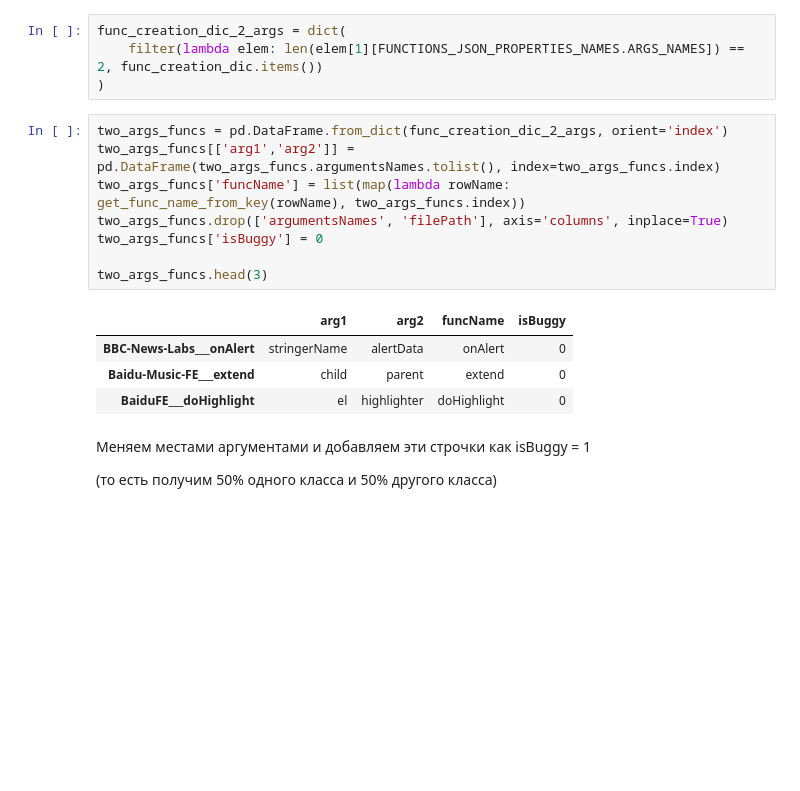
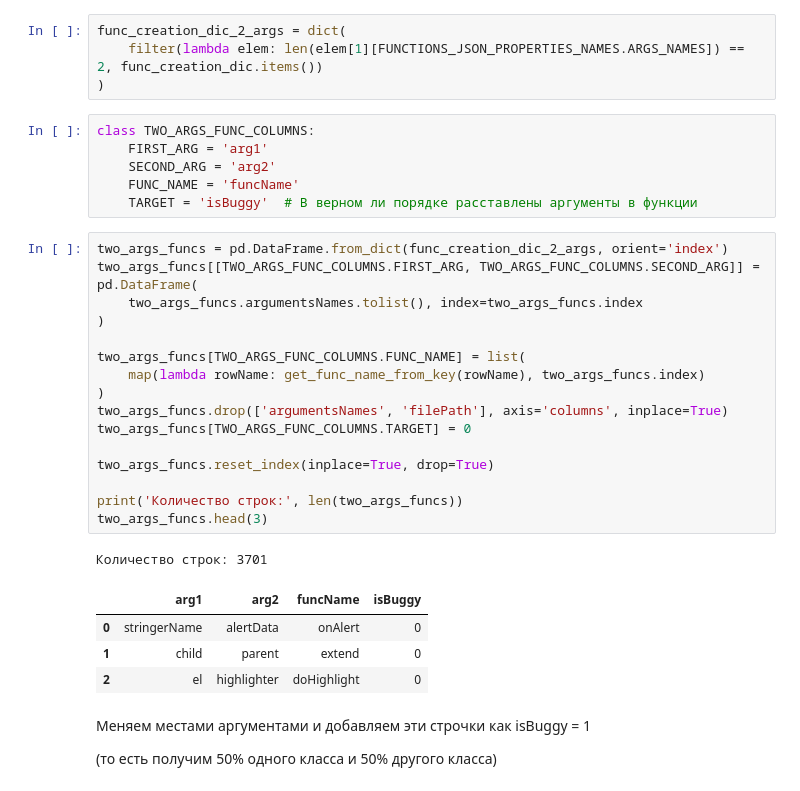
Before and after one commit to nsbarsukov/ml-bug-detector, a Jupyter notebook: function-based-bug-detector/model-creation.ipynb, the cells around one changed output. Cells and saved outputs as stored; diff of their text form; blank space fills up the shorter version.

```diff
--- a/function-based-bug-detector/model-creation.ipynb
+++ b/function-based-bug-detector/model-creation.ipynb
@@ -191,19 +212,34 @@ for func_exec in func_exec_storage:
 func_creation_dic_2_args = dict(
     filter(lambda elem: len(elem[1][FUNCTIONS_JSON_PROPERTIES_NAMES.ARGS_NAMES]) == 2, func_creation_dic.items())
 )
+# %%
+class TWO_ARGS_FUNC_COLUMNS:
+    FIRST_ARG = 'arg1'
+    SECOND_ARG = 'arg2'
+    FUNC_NAME = 'funcName'
+    TARGET = 'isBuggy'  # В верном ли порядке расставлены аргументы в функции
 # %%
 two_args_funcs = pd.DataFrame.from_dict(func_creation_dic_2_args, orient='index')
-two_args_funcs[['arg1','arg2']] = pd.DataFrame(two_args_funcs.argumentsNames.tolist(), index=two_args_funcs.index)
-two_args_funcs['funcName'] = list(map(lambda rowName: get_func_name_from_key(rowName), two_args_funcs.index))
+two_args_funcs[[TWO_ARGS_FUNC_COLUMNS.FIRST_ARG, TWO_ARGS_FUNC_COLUMNS.SECOND_ARG]] = pd.DataFrame(
+    two_args_funcs.argumentsNames.tolist(), index=two_args_funcs.index
+)
+
+two_args_funcs[TWO_ARGS_FUNC_COLUMNS.FUNC_NAME] = list(
+    map(lambda rowName: get_func_name_from_key(rowName), two_args_funcs.index)
+)
 two_args_funcs.drop(['argumentsNames', 'filePath'], axis='columns', inplace=True)
-two_args_funcs['isBuggy'] = 0
+two_args_funcs[TWO_ARGS_FUNC_COLUMNS.TARGET] = 0
 
+two_args_funcs.reset_index(inplace=True, drop=True)
+
+print('Количество строк:', len(two_args_funcs))
 two_args_funcs.head(3)
 # %% [output]
+Количество строк: 3701
 |  | arg1 | arg2 | funcName | isBuggy |
-| BBC-News-Labs___onAlert | stringerName | alertData | onAlert | 0 |
-| Baidu-Music-FE___extend | child | parent | extend | 0 |
-| BaiduFE___doHighlight | el | highlighter | doHighlight | 0 |
+| 0 | stringerName | alertData | onAlert | 0 |
+| 1 | child | parent | extend | 0 |
+| 2 | el | highlighter | doHighlight | 0 |
 # %% [markdown]
 Меняем местами аргументами и добавляем эти строчки как isBuggy = 1
 
```
Also changed, not shown: parts of 17 cells of this notebook.
